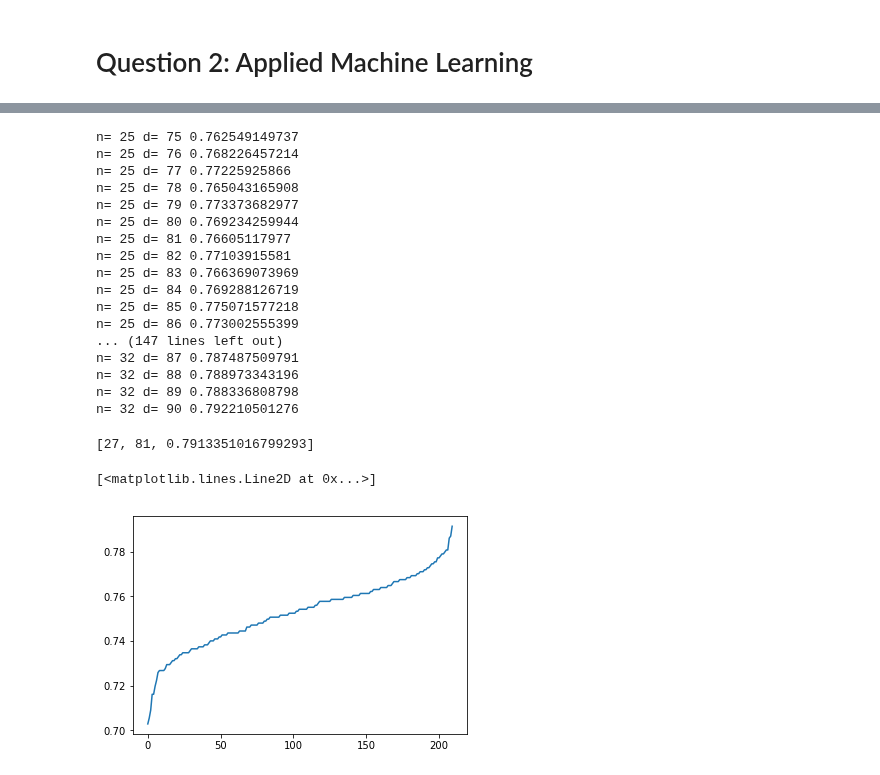
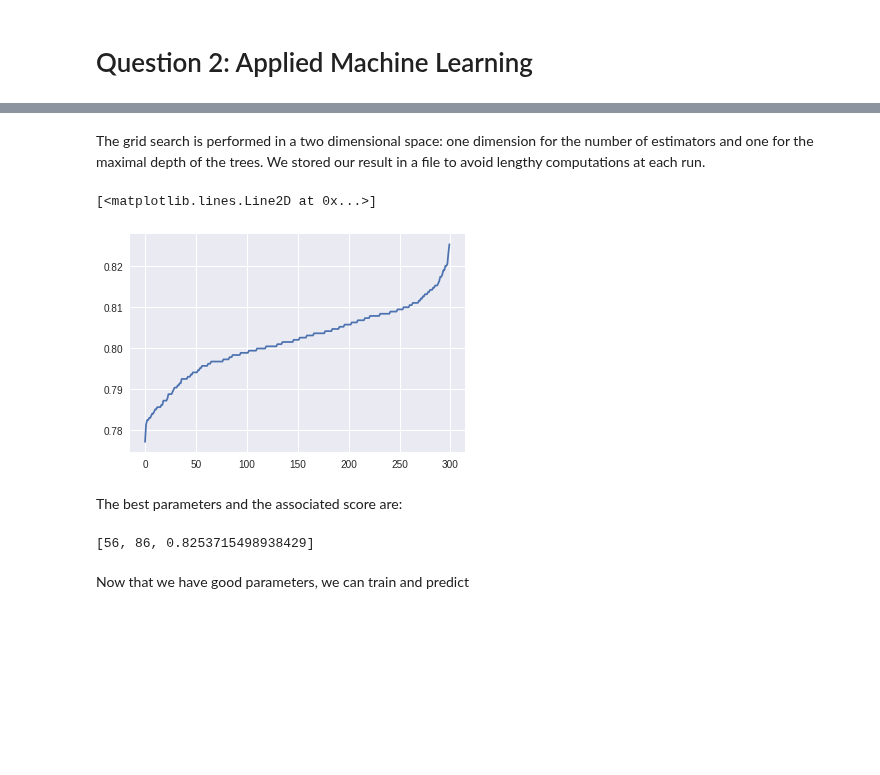
Before and after one commit to vincenzobaz/VBTALL-ADA2017, a Jupyter notebook: Homework 4.ipynb, the cells around one changed output, grey strips where cells are left out. Saved outputs shown, nothing was run; the diff lists cells and outputs as text; code cells hidden in the pictures; blank space fills up the shorter version.

```diff
--- a/Homework 4.ipynb
+++ b/Homework 4.ipynb
@@ -15,6 +18,7 @@ We first obtain the data and build the tfidf document matrix:
 # %%
 data = fetch_20newsgroups(subset='all')
-tfidf_dm = TfidfVectorizer().fit_transform(data.data)
+vectorizer = TfidfVectorizer(stop_words='english')
+tfidf_dm = vectorizer.fit_transform(data.data)
 # %%
 tfidf_dm.shape # shape=(num_docs, num_terms)
 # %% [output]
@@ -38,9 +42,6 @@ train_ids = np.setdiff1d(np.arange(N), indices, assume_unique=True)
 
 assert len(train_ids) + len(test_ids) + len(valid_ids) == N
 
-y_train = data.target[train_ids]
-x_train = tfidf_dm[train_ids]
-x_val = tfidf_dm[valid_ids]
-y_val = data.target[valid_ids]
-x_test = tfidf_dm[test_ids]
-y_test = data.target[test_ids]
+x_train, y_train = tfidf_dm[train_ids], data.target[train_ids]
+x_val,   y_val   = tfidf_dm[valid_ids], data.target[valid_ids]
+x_test,  y_test  = tfidf_dm[test_ids],  data.target[test_ids]
@@ -59,28 +48,19 @@ def cross_validation(nsplits, n, depth):
+# %% [markdown]
+The grid search is performed in a two dimensional space: one dimension for the number of estimators and one for the maximal depth of the trees. We stored our result in a file to avoid lengthy computations at each run.
 # %%
-# grid search n_estimators and max_depth SLOW
-accuracies = []
-for n in range(25, 35):
-    # run once with no max to get upper bound
-    for depth in range(75, 95):
-        score = cross_validation(5, n, depth)
-        accuracies.append((n, depth, score))
-        print('n=', n, 'd=', depth, score)
-    print('Done with n=', n)
+if ENABLE_GRIDSEARCH:
+    # grid search n_estimators and max_depth
+    validate = lambda n, d: RandomForestClassifier(n_estimators=n, max_depth=d).fit(x_train, y_train)\
+                                                                               .score(x_val, y_val)
+    accuracies = []
+    for n in range(40, 60):
+        # run once with no max to get upper bound
+        for depth in range(75, 90):
+            score = validate(n, depth)
+            accuracies.append((n, depth, score))
+
+    with open('grid_search.json', 'w') as f:
+        json.dump(accuracies, f)
+else:
+    with open('grid_search.json', 'r') as f:
+        accuracies = json.load(f)
-# %% [output]
-n= 25 d= 75 0.762549149737
-n= 25 d= 76 0.768226457214
-n= 25 d= 77 0.77225925866
-n= 25 d= 78 0.765043165908
-n= 25 d= 79 0.773373682977
-n= 25 d= 80 0.769234259944
-n= 25 d= 81 0.76605117977
-n= 25 d= 82 0.77103915581
-n= 25 d= 83 0.766369073969
-n= 25 d= 84 0.769288126719
-n= 25 d= 85 0.775071577218
-n= 25 d= 86 0.773002555399
-... (147 lines left out)
-n= 32 d= 87 0.787487509791
-n= 32 d= 88 0.788973343196
-n= 32 d= 89 0.788336808798
-n= 32 d= 90 0.792210501276
@@ -93,11 +67,17 @@ n= 32 d= 90 0.792210501276
 # %%
-a = sorted(accs, key=lambda t: t[2])
+accuracies = sorted(accuracies, key=lambda t: t[2])
+# %%
+fig, ax = plt.subplots()
+_, _, accs = zip(*accuracies)
+ax.plot(accs)
+# %% [output]
+[<matplotlib.lines.Line2D at 0x...>]
+[figure, added]
+# %% [markdown]
+The best parameters and the associated score are:
 # %%
-a[-1]
+accuracies[-1]
 # %% [output]
-[27, 81, 0.7913351016799293]
+[56, 86, 0.8253715498938429]
-# %%
-plt.plot([a[2] for a in a])
-# %% [output]
-[<matplotlib.lines.Line2D at 0x...>]
-[figure, removed]
+# %% [markdown]
+Now that we have good parameters, we can train and predict
```
Also changed, not shown: parts of 18 cells of this notebook.
